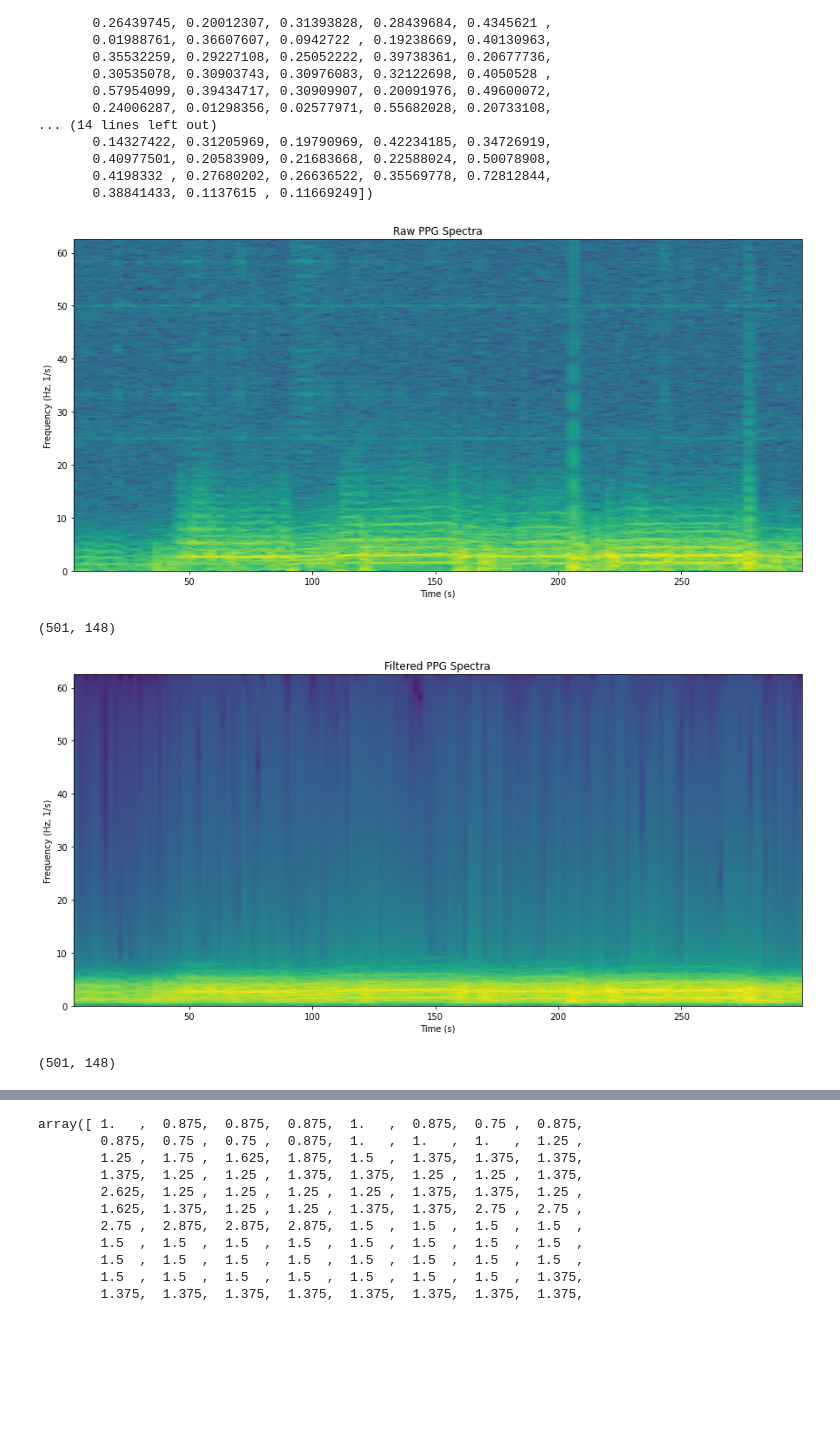
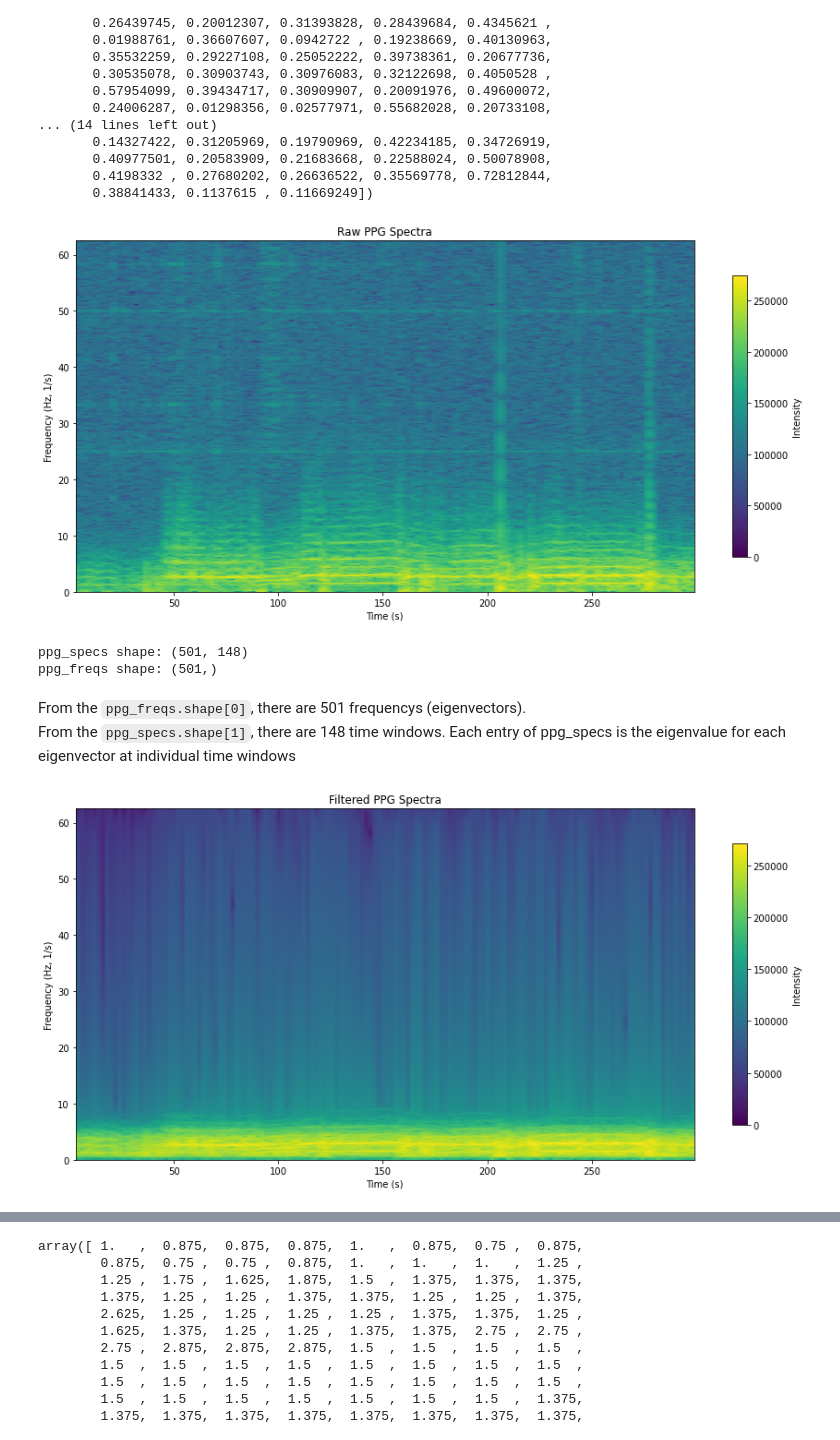
Before and after one commit to ElliotY-ML/Heart_Rate_Estimation_PPG_Acc, a Jupyter notebook: Part I Pulse Rate Algorithm/pulse_rate_EY_completed.ipynb, the cells around one changed output, grey strips where cells are left out. Drawn from its saved outputs; the diff is of its cells as text; code cells hidden in the pictures; blank space fills up the shorter version.

Commit message:
feat: Add colorbars to spectra in pulse_rate_EY_completed.ipynb

```diff
--- a/Part I Pulse Rate Algorithm/pulse_rate_EY_completed.ipynb
+++ b/Part I Pulse Rate Algorithm/pulse_rate_EY_completed.ipynb
@@ -388,27 +389,39 @@ array([0.35440419, 0.58003992, 0.56317322, 0.37265502, 0.58691245,
 filtered_ppg = BandpassFilter(ppg)
 # %%
 plt.figure(figsize=(15,7))
+
 ppg_specs, ppg_freqs,_,ppg_im = plt.specgram(ppg, NFFT = fs*8, Fs=fs, noverlap=fs*6)
+
 plt.title("Raw PPG Spectra")
 plt.xlabel("Time (s)")
 plt.ylabel("Frequency (Hz, 1/s)")
+
+norm = mpl.colors.Normalize(vmin=np.min(ppg_specs), vmax=np.max(ppg_specs))
+plt.colorbar(mpl.cm.ScalarMappable(norm=norm), shrink=0.8, label='Intensity')
+
 plt.show()
 # %% [output]
-[figure, old version]
+[figure, new version]
-# %%
-ppg_specs.shape
-# %% [output]
-(501, 148)
+# %%
+print(f'ppg_specs shape: {ppg_specs.shape}\nppg_freqs shape: {ppg_freqs.shape}')
+# %% [output]
+ppg_specs shape: (501, 148)
+ppg_freqs shape: (501,)
+# %% [markdown]
+From the `ppg_freqs.shape[0]`, there are 501 frequencys (eigenvectors).
+From the `ppg_specs.shape[1]`, there are 148 time windows.  Each entry of ppg_specs is the eigenvalue for each eigenvector at individual time windows
 # %%
 plt.figure(figsize=(15,7))
+
 filt_ppg_specs, filt_ppg_freqs,_,filt_ppg_im = plt.specgram(filtered_ppg, NFFT = fs*8, Fs=fs, noverlap=fs*6)
+
 plt.title("Filtered PPG Spectra")
 plt.xlabel("Time (s)")
 plt.ylabel("Frequency (Hz, 1/s)")
+
+norm = mpl.colors.Normalize(vmin=np.min(filt_ppg_specs), vmax=np.max(filt_ppg_specs))
+plt.colorbar(mpl.cm.ScalarMappable(norm=norm), shrink=0.8, label='Intensity')
+
 plt.show()
 # %% [output]
-[figure, old version]
+[figure, new version]
-# %%
-filt_ppg_specs.shape
-# %% [output]
-(501, 148)
```
Also changed, not shown: parts of 11 cells of this notebook, 1 other file.
